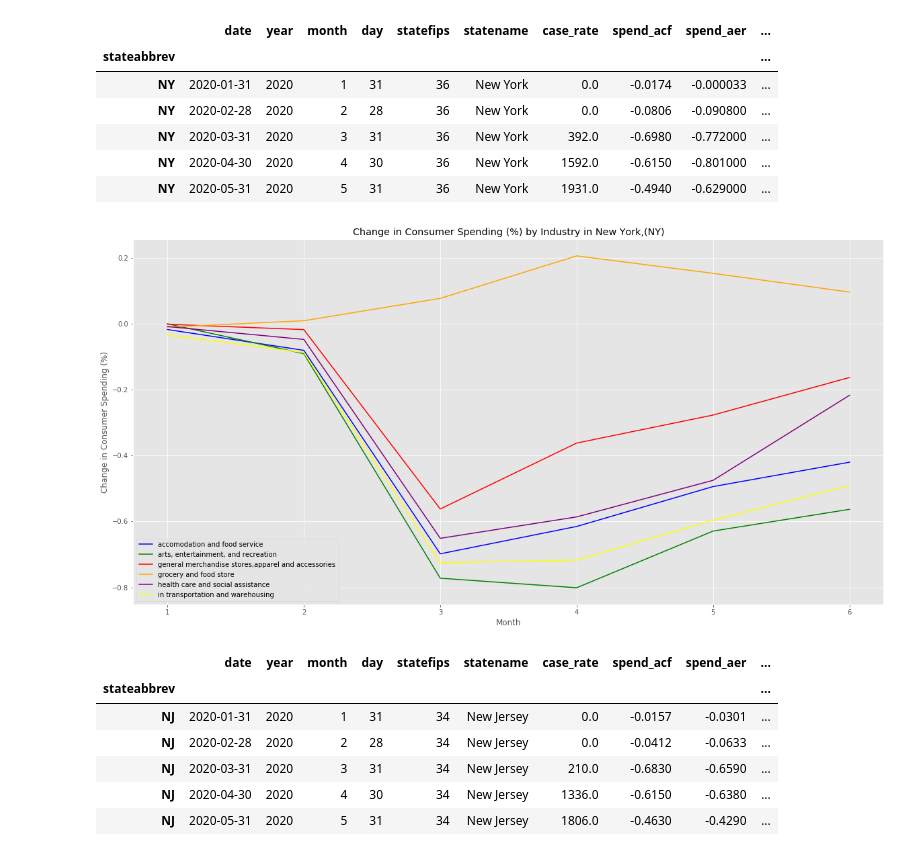
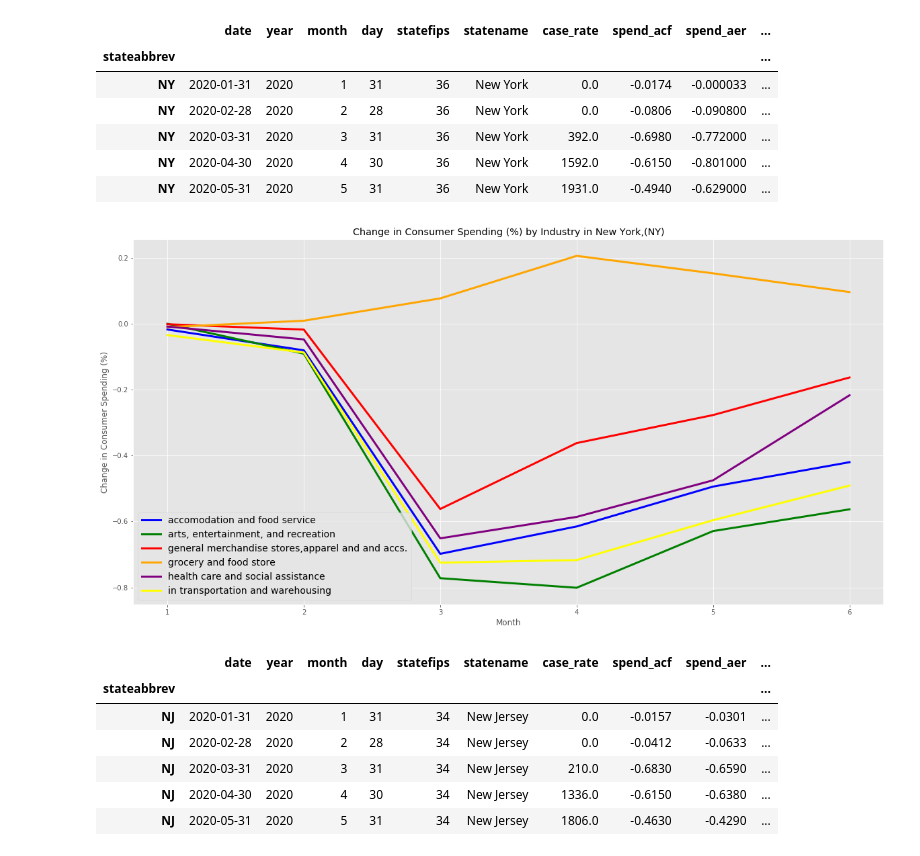
Before and after one commit to Starlinf/Project1, a Jupyter notebook: Project1_Q1.ipynb, the cells around one changed output. Saved outputs shown, nothing was run; the diff lists cells and outputs as text; code cells hidden in the pictures.

```diff
--- a/Project1_Q1.ipynb
+++ b/Project1_Q1.ipynb
@@ -620,24 +637,25 @@ NY.head()
 | NY | 2020-05-31 | 2020 | 5 | 31 | 36 | New York | 1931.0 | -0.4940 | -0.629000 | ... |
 # %%
 plt.figure(figsize=(20,10))
-spend_acf, = plt.plot(NY["month"],NY["spend_acf"], color="blue", label="accomodation and food service" )
-spend_aer, = plt.plot(NY["month"],NY["spend_aer"], color="green", label="arts, entertainment, and recreation " )
-spend_apg, = plt.plot(NY["month"],NY["spend_apg"], color="red", label="general merchandise stores,apparel and accessories" )
-spend_grf, = plt.plot(NY["month"],NY["spend_grf"], color="orange", label="grocery and food store" )
-spend_hcs, = plt.plot(NY["month"],NY["spend_hcs"], color="purple", label="health care and social assistance" )
-spend_tws, = plt.plot(NY["month"],NY["spend_tws"], color="yellow", label="in transportation and warehousing" )
+spend_acf, = plt.plot(NY["month"],NY["spend_acf"], color="blue", label="accomodation and food service",linewidth=3.0 )
+spend_aer, = plt.plot(NY["month"],NY["spend_aer"], color="green", label="arts, entertainment, and recreation ",linewidth=3.0 )
+spend_apg, = plt.plot(NY["month"],NY["spend_apg"], color="red", label="general merchandise stores,apparel and and accs.",linewidth=3.0)
+spend_grf, = plt.plot(NY["month"],NY["spend_grf"], color="orange", label="grocery and food store",linewidth=3.0 )
+spend_hcs, = plt.plot(NY["month"],NY["spend_hcs"], color="purple", label="health care and social assistance",linewidth=3.0 )
+spend_tws, = plt.plot(NY["month"],NY["spend_tws"], color="yellow", label="in transportation and warehousing",linewidth=3.0 )
 # Create a legend for our chart
-plt.legend(handles=[spend_acf, spend_aer, spend_apg,spend_grf,spend_hcs,spend_tws], loc="lower left")
+plt.legend(handles=[spend_acf, spend_aer, spend_apg,spend_grf,spend_hcs,spend_tws], loc="lower left",fontsize=14)
 plt.xlabel('Month')
 # Set the y axis label of the current axis.
 plt.ylabel('Change in Consumer Spending (%)')
 # Set a title of the current axes.
 plt.xticks(np.arange(min(eom_df["month"]), max(eom_df["month"])+1, 1.0))
 plt.title('Change in Consumer Spending (%) by Industry in New York,(NY)')
+plt.savefig('Change in Consumer Spending by Industry in NY')
 # Show the chart
 plt.show()
 # %% [output]
-[figure, old version]
+[figure, new version]
 # %%
 NJ = eom_df.loc[eom_df.index == "NJ", :]
 NJ.head()
```
Also changed, not shown: parts of 34 cells of this notebook, 6 other files.
